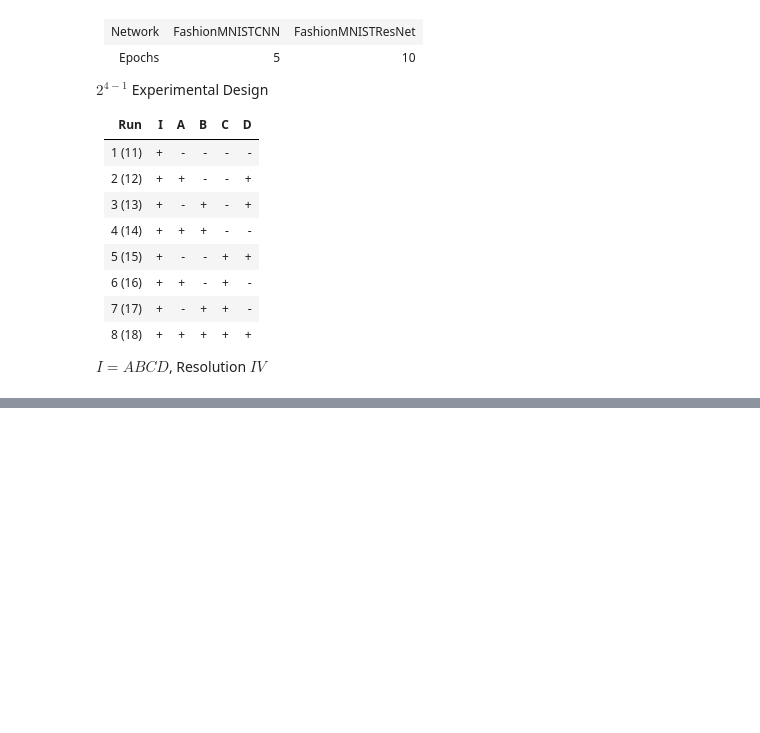
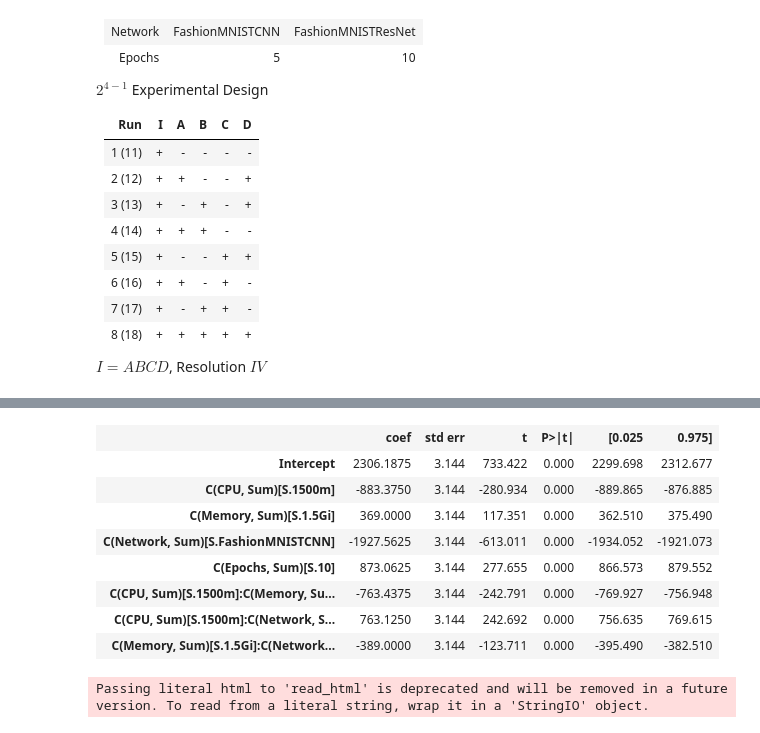
Before and after one commit to soizhiwen/fltk-testbed, a Jupyter notebook: qpecs/anova.ipynb, the cells around one changed output, grey strips where cells are left out. Cells and saved outputs as stored; diff of their text form; code cells hidden in the pictures; blank space fills up the shorter version.

```diff
--- a/qpecs/anova.ipynb
+++ b/qpecs/anova.ipynb
@@ -184,0 +351,5 @@ res
+# %%
+model = ols('Time ~ C(CPU, Sum) + C(Memory, Sum) + C(Network, Sum) +C(Epochs, Sum) + C(CPU, Sum):C(Memory, Sum) + C(CPU, Sum):C(Network, Sum) + C(Memory, Sum):C(Network, Sum)', df).fit()
+
+# Seeing if the overall model is significant
+print(f"Overall model F({model.df_model: .0f},{model.df_resid: .0f}) = {model.fvalue: .3f}, p = {model.f_pvalue}")
@@ -184,0 +378,44 @@ res
+# %%
+model.summary().tables[1]
+# %% [output]
+|  | coef | std err | t | P>|t| | [0.025 | 0.975] |
+| Intercept | 2306.1875 | 3.144 | 733.422 | 0.000 | 2299.698 | 2312.677 |
+| C(CPU, Sum)[S.1500m] | -883.3750 | 3.144 | -280.934 | 0.000 | -889.865 | -876.885 |
+| C(Memory, Sum)[S.1.5Gi] | 369.0000 | 3.144 | 117.351 | 0.000 | 362.510 | 375.490 |
+| C(Network, Sum)[S.FashionMNISTCNN] | -1927.5625 | 3.144 | -613.011 | 0.000 | -1934.052 | -1921.073 |
+| C(Epochs, Sum)[S.10] | 873.0625 | 3.144 | 277.655 | 0.000 | 866.573 | 879.552 |
+| C(CPU, Sum)[S.1500m]:C(Memory, Su... | -763.4375 | 3.144 | -242.791 | 0.000 | -769.927 | -756.948 |
+| C(CPU, Sum)[S.1500m]:C(Network, S... | 763.1250 | 3.144 | 242.692 | 0.000 | 756.635 | 769.615 |
+| C(Memory, Sum)[S.1.5Gi]:C(Network... | -389.0000 | 3.144 | -123.711 | 0.000 | -395.490 | -382.510 |
+# %%
+sum_table = pd.read_html(model.summary().tables[1].as_html(), header=0, index_col=0)[0]
+idx = sum_table.index
+col = sum_table.columns
+sum_table.rename(
+    index={
+        idx[1]: "CPU (1500m)",
+        idx[2]: "Memory (1.5Gi)",
+        idx[3]: "Network (FashionMNISTCNN)",
+        idx[4]: "Epochs (10)",
+        idx[5]: "CPU (1500m)*Memory (1.5Gi)",
+        idx[6]: "CPU (1500m)*Network (FashionMNISTCNN)",
+        idx[7]: "Memory (1.5Gi)*Network (FashionMNISTCNN)",
+    },
+    columns={
+        col[0]: "Coefficient",
+        col[1]: "Standard Error",
+        col[2]: "t-Statistic",
+        col[3]: "p-value",
+        col[4]: "CI 0.025",
+        col[5]: "CI 0.975",
+    },
+    inplace=True,
+)
+dfi.export(
+    sum_table,
+    "./tables/anova_summary_time_1.svg",
+    table_conversion="matplotlib",
+    fontsize=4,
+)
+# %% [output]
+Passing literal html to 'read_html' is deprecated and will be removed in a future version. To read from a literal string, wrap it in a 'StringIO' object.
```
Also changed, not shown: parts of 46 cells of this notebook, 4 other files.
